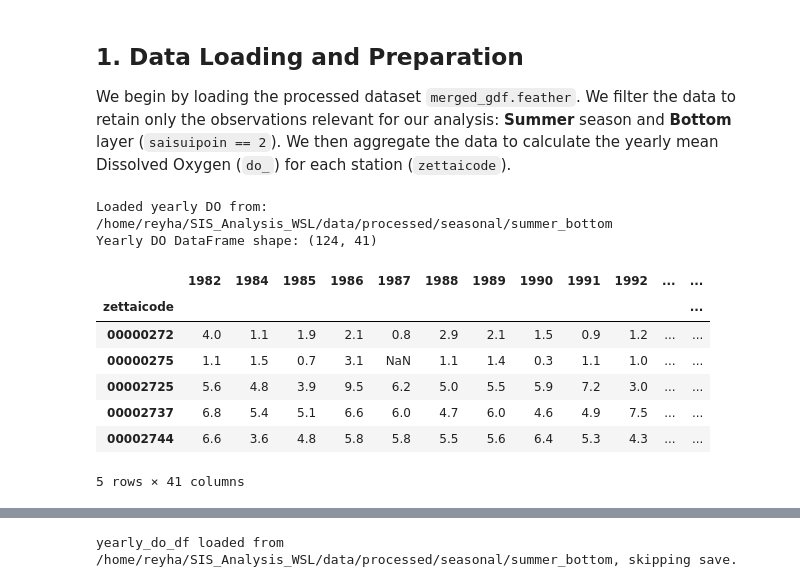
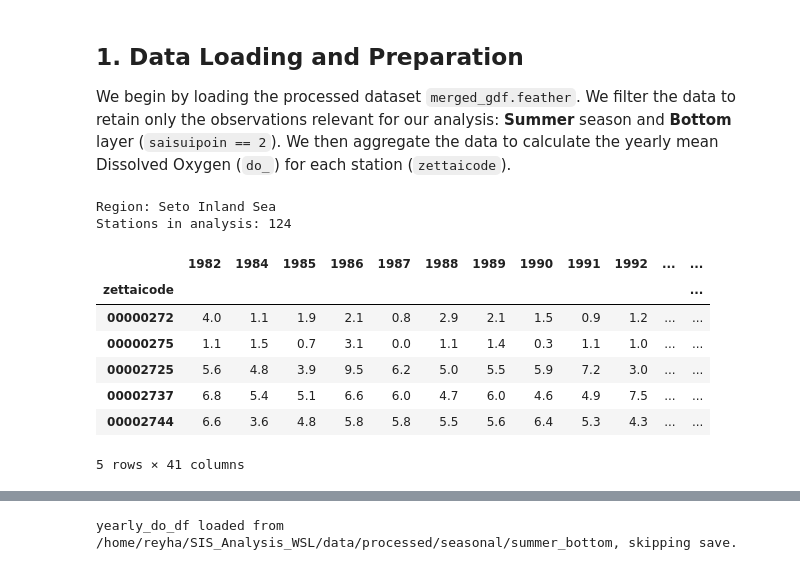
Before and after one commit to reyhanstig/SIS_Analysis_WSL, a Jupyter notebook: notebooks/pipeline/08_Decorrelation_Analysis_v3.ipynb, the cells around one changed output, grey strips where cells are left out. Drawn from its saved outputs; the diff is of its cells as text; code cells hidden in the pictures.

```diff
--- a/notebooks/pipeline/08_Decorrelation_Analysis_v3.ipynb
+++ b/notebooks/pipeline/08_Decorrelation_Analysis_v3.ipynb
@@ -51,28 +55,46 @@ subset_dir = str(ProjectPaths.get_subset_dir('Summer', 'bottom'))  # default sub
 
 We begin by loading the processed dataset `merged_gdf.feather`. We filter the data to retain only the observations relevant for our analysis: **Summer** season and **Bottom** layer (`saisuipoin == 2`).
 We then aggregate the data to calculate the yearly mean Dissolved Oxygen (`do_`) for each station (`zettaicode`).
-# %%
-# Load yearly DO data from seasonal subset
-# (produced by 02_Create_Seasonal_Datasets.ipynb)
-from pathlib import Path
-subset_path = Path(subset_dir)
-yearly_do_df = pd.read_csv(subset_path / 'yearly_do_df.csv', index_col=0)
-yearly_do_df.index = yearly_do_df.index.astype(str).str.zfill(8)
-
-print(f"Loaded yearly DO from: {subset_path}")
-print(f"Yearly DO DataFrame shape: {yearly_do_df.shape}")
-display(yearly_do_df.head())
-# %% [output]
-Loaded yearly DO from: /home/reyha/SIS_Analysis_WSL/data/processed/seasonal/summer_bottom
-Yearly DO DataFrame shape: (124, 41)
-|  | 1982 | 1984 | 1985 | 1986 | 1987 | 1988 | 1989 | 1990 | 1991 | 1992 | ... | ... |
-| zettaicode |  |  |  |  |  |  |  |  |  |  |  | ... |
-| 00000272 | 4.0 | 1.1 | 1.9 | 2.1 | 0.8 | 2.9 | 2.1 | 1.5 | 0.9 | 1.2 | ... | ... |
-| 00000275 | 1.1 | 1.5 | 0.7 | 3.1 | NaN | 1.1 | 1.4 | 0.3 | 1.1 | 1.0 | ... | ... |
-| 00002725 | 5.6 | 4.8 | 3.9 | 9.5 | 6.2 | 5.0 | 5.5 | 5.9 | 7.2 | 3.0 | ... | ... |
-| 00002737 | 6.8 | 5.4 | 5.1 | 6.6 | 6.0 | 4.7 | 6.0 | 4.6 | 4.9 | 7.5 | ... | ... |
-| 00002744 | 6.6 | 3.6 | 4.8 | 5.8 | 5.8 | 5.5 | 5.6 | 6.4 | 5.3 | 4.3 | ... | ... |
-5 rows × 41 columns
+# %%
+# Load station geometry from merged data
+merged_gdf = gpd.read_feather(ProjectPaths.MERGED_DATA_FILE)
+
+# --- Apply Regional Filter ---
+if TARGET_REGION != "Seto Inland Sea":
+    print(f"Filtering for region: {TARGET_REGION}")
+    merged_gdf = merged_gdf[merged_gdf[REGION_COLUMN] == TARGET_REGION].copy()
+# -----------------------------
+
+# Load yearly DO data from seasonal subset
+subset_path = Path(subset_dir)
+yearly_do_df = pd.read_csv(subset_path / 'yearly_do_df.csv', index_col=0)
+yearly_do_df.index = yearly_do_df.index.astype(str).str.zfill(8)
+
+# --- Align DO data with filtered region ---
+# This ensures stations outside the target region are dropped even if
+# they were present in the seasonal subset file
+valid_stations = merged_gdf['zettaicode'].unique()
+yearly_do_df = yearly_do_df[yearly_do_df.index.isin(valid_stations)].copy()
+# ------------------------------------------
+
+# Extract unique station locations for remaining stations
+station_locs = merged_gdf.drop_duplicates('zettaicode').set_index('zettaicode')
+station_locs = station_locs.loc[yearly_do_df.index]  # Ensure alignment
+
+print(f"Region: {TARGET_REGION}")
+print(f"Stations in analysis: {len(yearly_do_df)}")
+display(yearly_do_df.head())
+# %% [output]
+Region: Seto Inland Sea
+Stations in analysis: 124
+|  | 1982 | 1984 | 1985 | 1986 | 1987 | 1988 | 1989 | 1990 | 1991 | 1992 | ... | ... |
+| zettaicode |  |  |  |  |  |  |  |  |  |  |  | ... |
+| 00000272 | 4.0 | 1.1 | 1.9 | 2.1 | 0.8 | 2.9 | 2.1 | 1.5 | 0.9 | 1.2 | ... | ... |
+| 00000275 | 1.1 | 1.5 | 0.7 | 3.1 | 0.0 | 1.1 | 1.4 | 0.3 | 1.1 | 1.0 | ... | ... |
+| 00002725 | 5.6 | 4.8 | 3.9 | 9.5 | 6.2 | 5.0 | 5.5 | 5.9 | 7.2 | 3.0 | ... | ... |
+| 00002737 | 6.8 | 5.4 | 5.1 | 6.6 | 6.0 | 4.7 | 6.0 | 4.6 | 4.9 | 7.5 | ... | ... |
+| 00002744 | 6.6 | 3.6 | 4.8 | 5.8 | 5.8 | 5.5 | 5.6 | 6.4 | 5.3 | 4.3 | ... | ... |
+5 rows × 41 columns
 # %%
 # ── Time Series: DO by Division (Water Mass) ─────────────────────────
 
```
Also changed, not shown: parts of 7 cells of this notebook, 14 other files.
